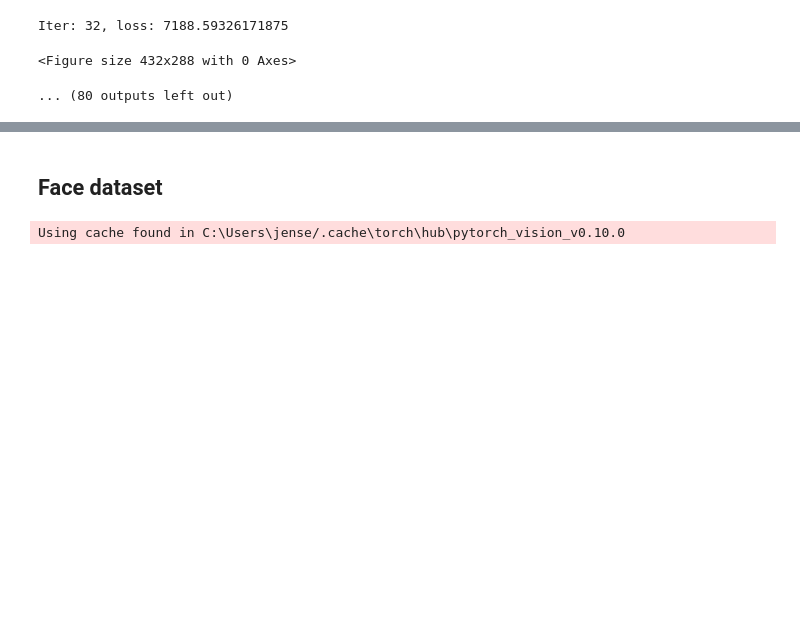
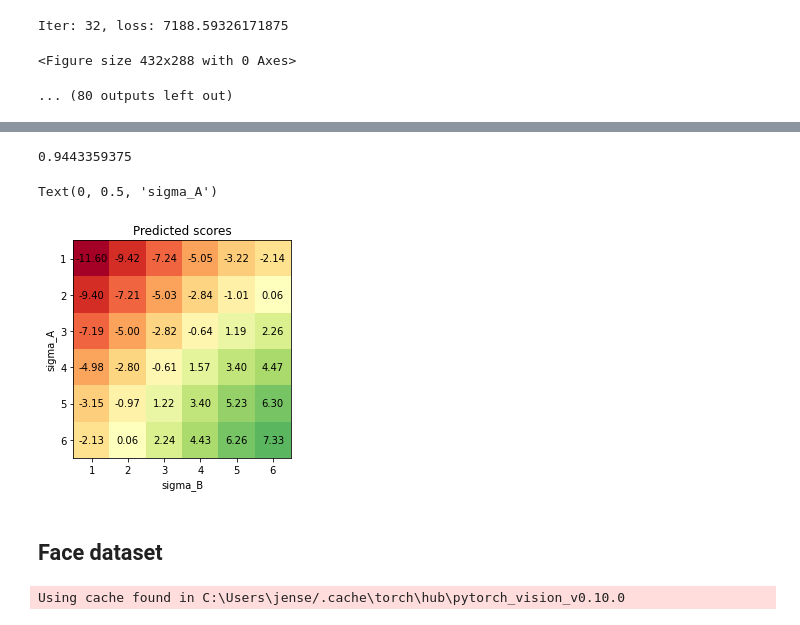
Before and after one commit to jensenhwa/NMA-GAN, a Jupyter notebook: nma_gan.ipynb, the cells around one changed output, grey strips where cells are left out. Drawn from its saved outputs; the diff is of its cells as text; code cells hidden in the pictures; blank space fills up the shorter version.

Commit message:
Implement y-space regularized model

```diff
--- a/nma_gan.ipynb
+++ b/nma_gan.ipynb
@@ -235,0 +238,19 @@ Iter: 32, loss: 7188.59326171875
+# %%
+from datasets import toy_data
+from nma_gan import get_optimizer
+from nma_gan import classifier, discriminator_loss, generator_loss, run_regularized_classifier
+from torch import nn
+from torch.utils.data import DataLoader
+# reset_seed(0)
+device="cpu"
+
+G = classifier().to(device)
+
+data_train = toy_data.ToyData()
+loader_train = DataLoader(data_train, batch_size=128,
+                          shuffle=True, drop_last=True, num_workers=2)
+
+G_solver = get_optimizer(G)
+
+G = run_regularized_classifier(loader_train, G, G_solver,
+                      device, show_every=1, num_epochs=8, l=10000)
@@ -236,3 +275,31 @@ Iter: 32, loss: 7188.59326171875
+# %%
+y_preds = G(data_train.x.view(-1, 1, 32, 32)).squeeze()
+y_preds = (torch.sign(y_preds) + 1) / 2
+train_acc = torch.sum(y_preds == data_train.y)
+print((train_acc/len(data_train)).item())
+# %% [output]
+0.9443359375
+# %%
+from datasets import toy_data
+data = toy_data.full_toy_data(device=device)
+# data += torch.normal(0, 0.01, size=(6, 6, 32, 32), device=device)
+preds = G(data.view(-1, 1, 32, 32)).reshape(6, 6)
+scale = max(torch.abs(torch.min(preds)), torch.abs(torch.max(preds)))
+fig, ax = plt.subplots()
+im = ax.imshow(preds.detach().cpu().numpy(), cmap="RdYlGn", vmin=-scale, vmax=scale)
+
+ax.set_xticks(np.arange(preds.shape[1]), labels=np.arange(preds.shape[1]) + 1)
+ax.set_yticks(np.arange(preds.shape[0]), labels=np.arange(preds.shape[0]) + 1)
+for i in range(preds.shape[0]):
+    for j in range(preds.shape[1]):
+        text = ax.text(j, i, f"{preds[i, j]:0.2f}",
+                       ha="center", va="center", color="k")
+ax.set_title("Predicted scores")
+ax.set_xlabel('sigma_B')
+ax.set_ylabel('sigma_A')
+# %% [output]
+Text(0, 0.5, 'sigma_A')
+[figure, added]
 # %% [markdown]
 ## Face dataset
 # %%
```
Also changed, not shown: parts of 2 cells of this notebook, 1 other file.
